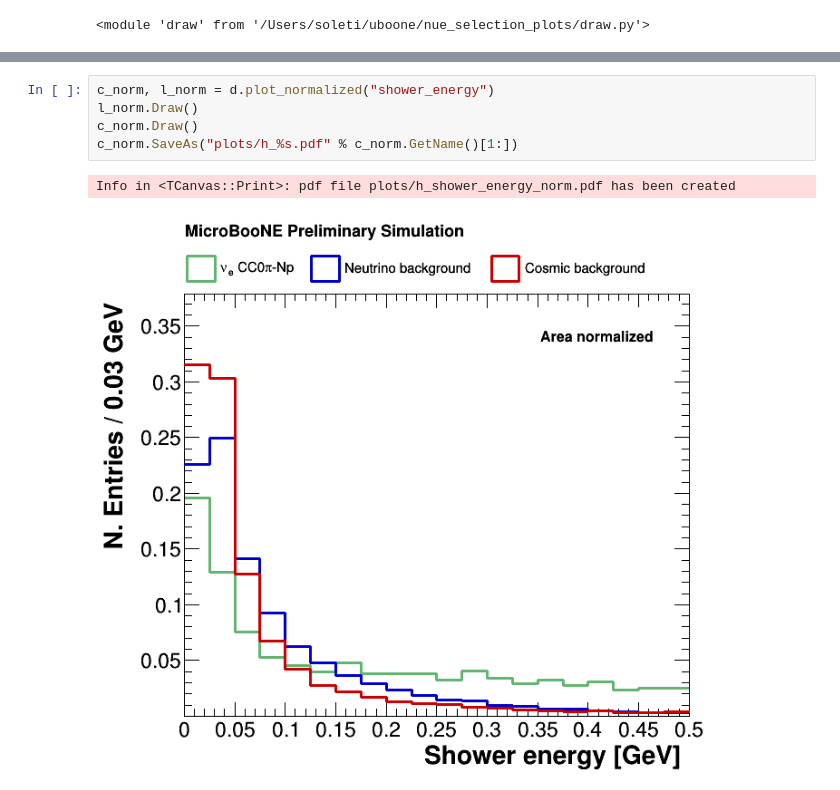
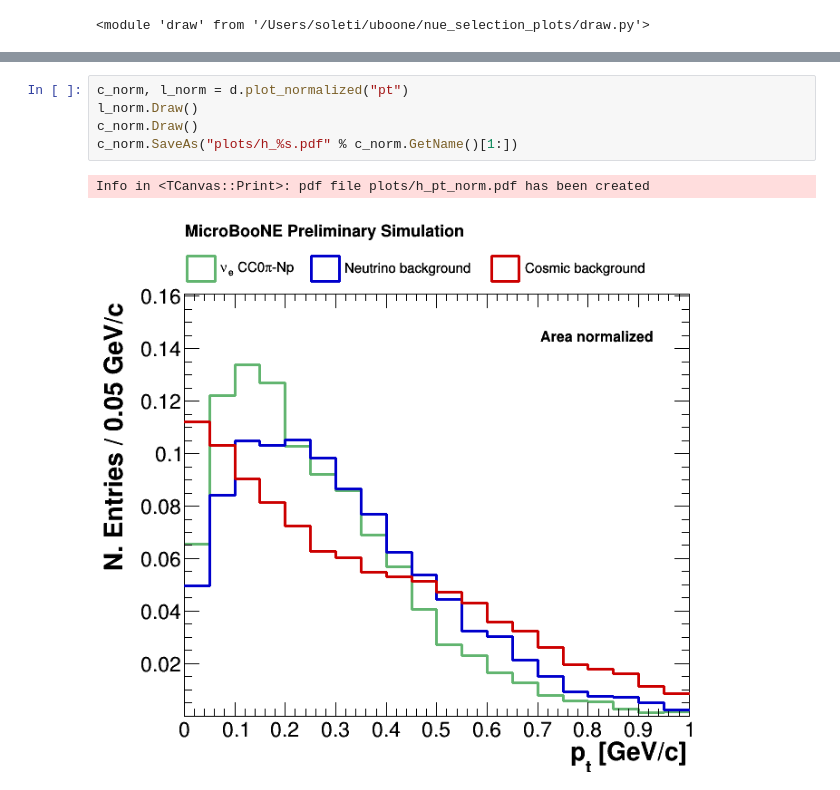
Before and after one commit to soleti/lee_bdt, a Jupyter notebook: Plots.ipynb, the cells around one changed output, grey strips where cells are left out. Drawn from its saved outputs; the diff is of its cells as text.

```diff
--- a/Plots.ipynb
+++ b/Plots.ipynb
@@ -120,8 +69,8 @@ Info in <TCanvas::Print>: pdf file plots/h_n_tracks_pdg.pdf has been created
 # %%
-c_norm, l_norm = d.plot_normalized("shower_energy")
+c_norm, l_norm = d.plot_normalized("pt")
 l_norm.Draw()
 c_norm.Draw()
 c_norm.SaveAs("plots/h_%s.pdf" % c_norm.GetName()[1:])
 # %% [output]
-Info in <TCanvas::Print>: pdf file plots/h_shower_energy_norm.pdf has been created
+Info in <TCanvas::Print>: pdf file plots/h_pt_norm.pdf has been created
-[figure, old version]
+[figure, new version]
```
Also changed, not shown: parts of 6 cells of this notebook, 12 other files.
